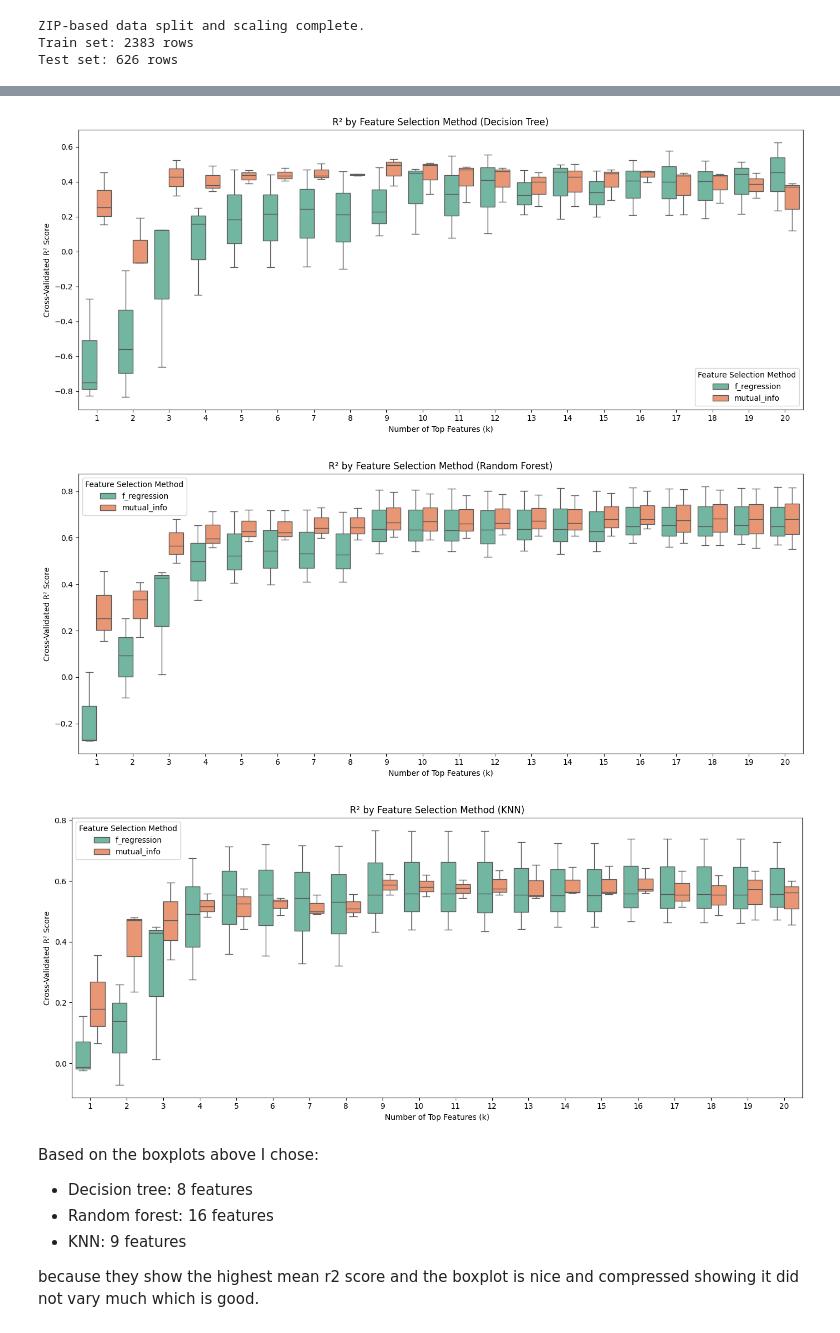
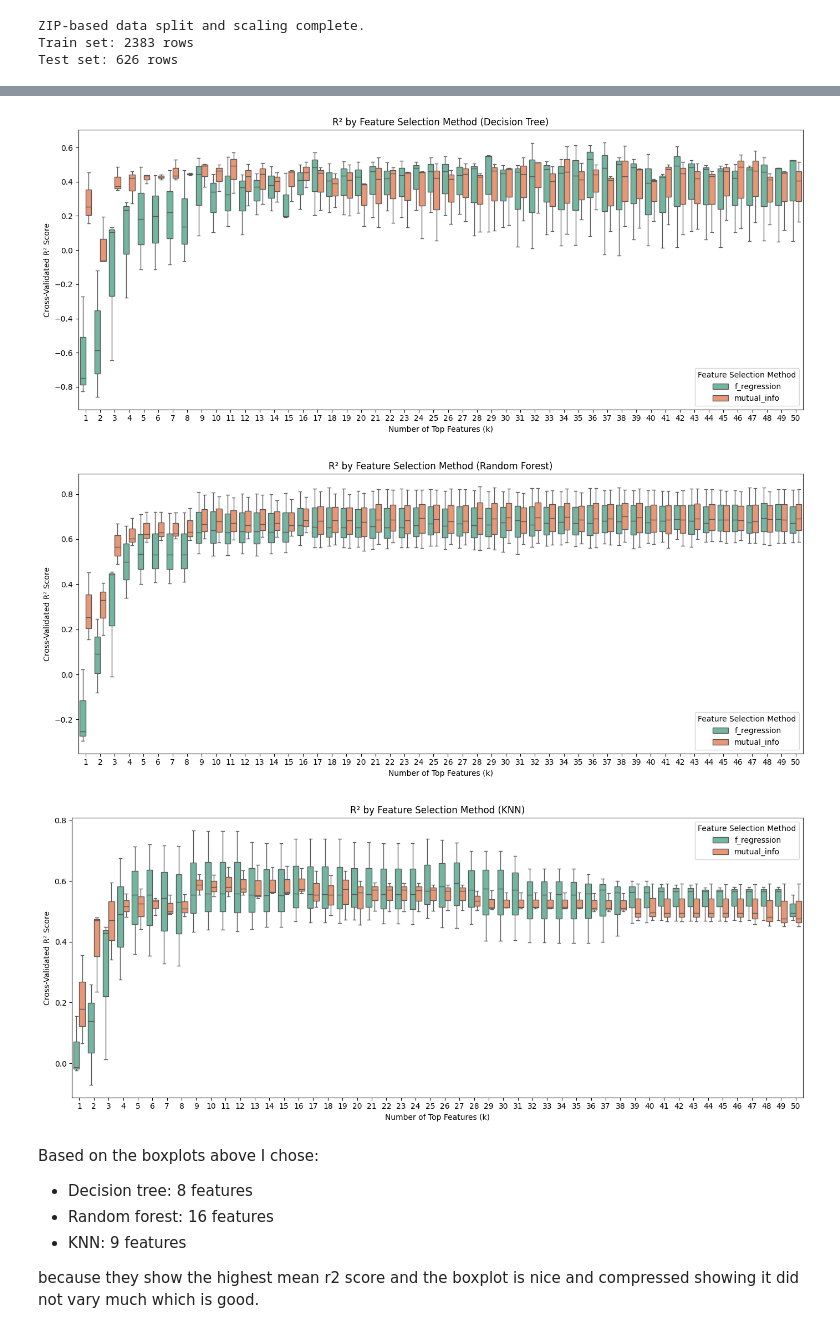
Before and after one commit to linnerlek/predicting-house-values, a Jupyter notebook: model.ipynb, the cells around one changed output, grey strips where cells are left out. Saved outputs shown, nothing was run; the diff lists cells and outputs as text; code cells hidden in the pictures.

```diff
--- a/model.ipynb
+++ b/model.ipynb
@@ -126,7 +144,7 @@ import pandas as pd
 from sklearn.feature_selection import SelectKBest, f_regression, mutual_info_regression
 
 # settings
-max_k = 20
+max_k = 50
 
 models = {
     "Decision Tree": DecisionTreeRegressor,
@@ -145,36 +163,36 @@ for model_name, model_class in models.items():
         scores = cross_val_score(model, X_k_f, y_train, cv=3, scoring="r2")
         for score in scores:
             plot_data.append({
                 "R²": score, "k": k,
                 "Method": "f_regression"
             })
 
         # mutual_info
         sel_mi = SelectKBest(score_func=mutual_info_regression, k=k)
         X_k_mi = sel_mi.fit_transform(X_train_scaled, y_train)
         model = model_class()
         scores = cross_val_score(model, X_k_mi, y_train, cv=3, scoring="r2")
         for score in scores:
             plot_data.append({
                 "R²": score, "k": k,
                 "Method": "mutual_info"
             })
 
     # create DataFrame and plot
     plot_df = pd.DataFrame(plot_data)
 
     plt.figure(figsize=(14, 6))
     sns.boxplot(data=plot_df, x="k", y="R²", hue="Method", palette="Set2")
     plt.title(f"R² by Feature Selection Method ({model_name})")
     plt.xlabel("Number of Top Features (k)")
     plt.ylabel("Cross-Validated R² Score")
     plt.legend(title="Feature Selection Method")
     plt.tight_layout()
     plt.show()
 # %% [output]
-[figure, old version]
+[figure, new version]
-[figure, old version]
+[figure, new version]
-[figure, old version]
+[figure, new version]
 # %% [markdown]
 Based on the boxplots above I chose:
 - Decision tree: 8 features
```
Also changed, not shown: parts of 4 cells of this notebook, 38 other files.
